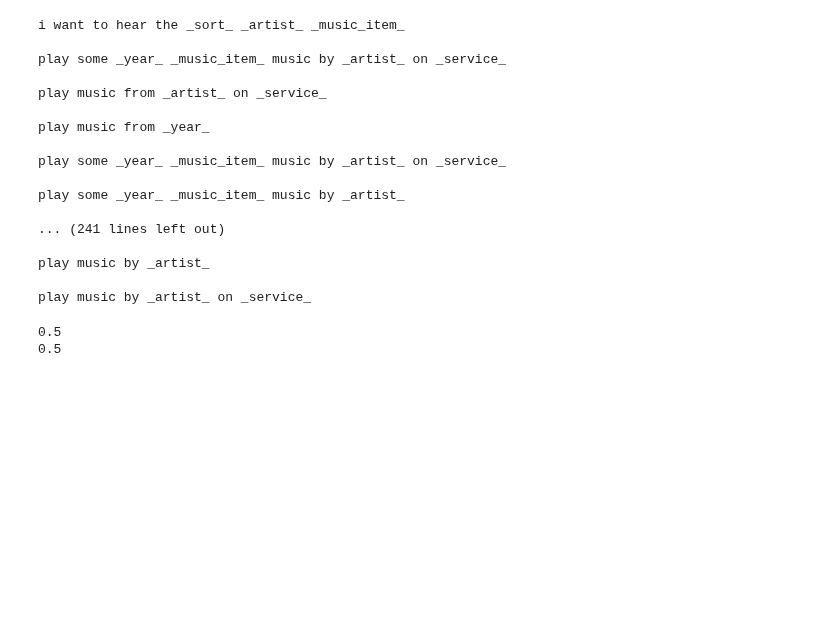
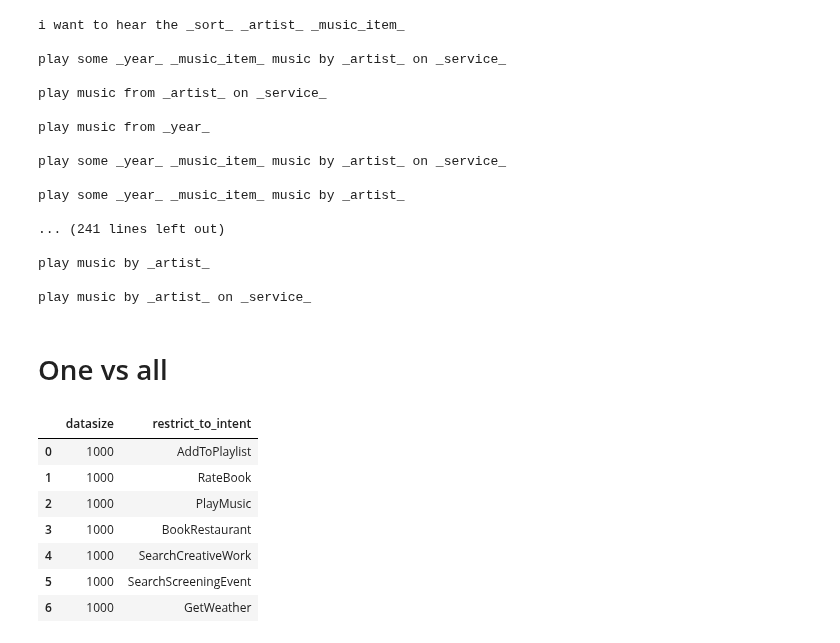
Before and after one commit to sonos/automatic-data-generation, a Jupyter notebook: automatic_data_generation/data-generation.ipynb, the cells around one changed output. Cells and saved outputs as stored; diff of their text form; code cells hidden in the pictures; blank space fills up the shorter version.

```diff
--- a/automatic_data_generation/data-generation.ipynb
+++ b/automatic_data_generation/data-generation.ipynb
@@ -550,16 +549,36 @@ play some _year_ _music_item_ music by _artist_
 play music by _artist_
 
 play music by _artist_ on _service_
-# %%
-refs1 = ['hi there i am stephane', 'well hello you are marc']
-refs2 = ['dophins live in the pacific am my', 'bears grow on trees']
-cands = ['hi marc my name is stephane']
-from sklearn.feature_extraction.text import CountVectorizer
-
-ref_vocab = CountVectorizer(ngram_range=(1,3)).fit(refs).vocabulary_
-cand_vocab = CountVectorizer(ngram_range=(1,3)).fit(cands).vocabulary_
-print(len([token for token in cand_vocab if token in ref_vocab])/len(cand_vocab))
-print(len([token for token in cand_vocab if token in ref_vocab])/len(cand_vocab))
-# %% [output]
-0.5
-0.5
+# %% [markdown]
+# One vs all
+# %%
+#results_dir = 'results_datasize_prop'
+results_dir = 'results_onevsall'
+runs = []
+
+for filename in os.listdir(results_dir):
+    if filename.endswith('.pkl'):
+        runs.append(torch.load(os.path.join(results_dir,filename)))
+
+runs.sort(key = lambda x : x['args'].num_nones)
+runs.sort(key = lambda x : x['args'].dataset)
+runs = [run for run in runs if (run['args'].restrict_to_intent) is not None]
+
+data = {}
+for arg_name in runs[0]['args'].__dict__.keys():
+    data[arg_name] = [getattr(run['args'], arg_name) for run in runs]
+data['bleu_quality']   = np.array([run['delexicalised_metrics']['bleu_scores']['quality']['avg'] for run in runs])
+data['bleu_diversity'] = np.array([run['delexicalised_metrics']['bleu_scores']['diversity']['avg'] for run in runs])
+data['accuracy']       = np.array([run['delexicalised_metrics']['intent_accuracy'] for run in runs])
+
+df = pd.DataFrame(data, columns=['datasize', 'restrict_to_intent'])
+df.head(20)
+# %% [output]
+|  | datasize | restrict_to_intent |
+| 0 | 1000 | AddToPlaylist |
+| 1 | 1000 | RateBook |
+| 2 | 1000 | PlayMusic |
+| 3 | 1000 | BookRestaurant |
+| 4 | 1000 | SearchCreativeWork |
+| 5 | 1000 | SearchScreeningEvent |
+| 6 | 1000 | GetWeather |
```
Also changed, not shown: parts of 3 cells of this notebook, 2 other files.
